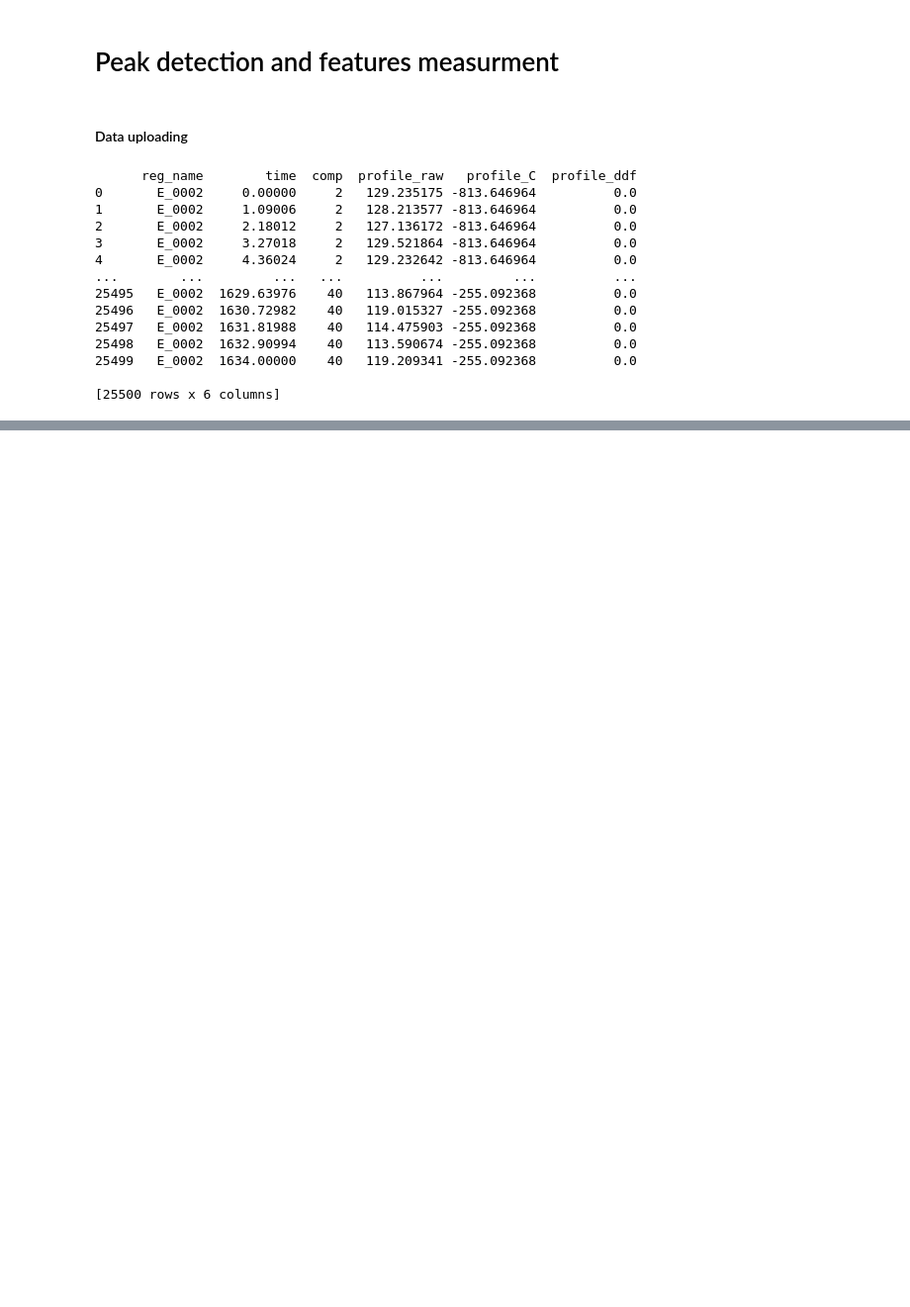
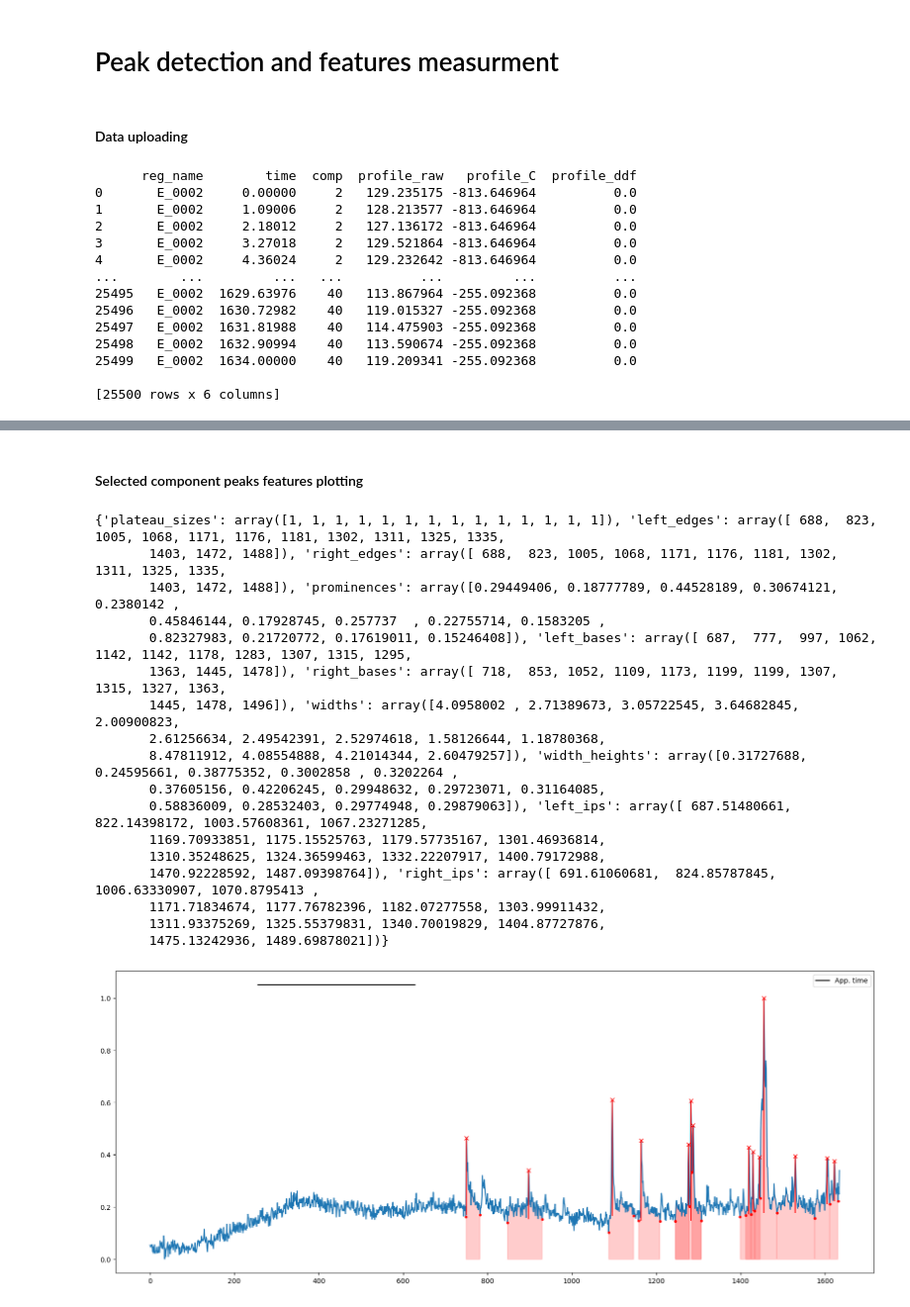
Before and after one commit to wisstock/microca, a Jupyter notebook: demo_stat.ipynb, the cells around one changed output, grey strips where cells are left out. Shown at 99% size. Saved outputs shown, nothing was run; the diff lists cells and outputs as text; code cells hidden in the pictures; blank space fills up the shorter version.

Commit message:
peaks features calc demo done

```diff
--- a/demo_stat.ipynb
+++ b/demo_stat.ipynb
@@ -181,0 +244,64 @@ plt.show()
+# %% [markdown]
+#### Selected component peaks features plotting
+# %%
+one_comp_profile = norm_profiles[0]
+
+comp_profile = one_comp_profile[1]#[300:800]
+time_line_demo = time_line#[300:800]
+
+# detection
+peaks, properties = signal.find_peaks(comp_profile,
+                                      height=None,
+                                      threshold=None,
+                                      distance=min_distance_frames,
+                                      wlen=100,
+                                      prominence=0.15,
+                                      rel_height=0.5,
+                                      width=width_frames,
+                                      plateau_size=plat_frames)
+prom = properties['prominences']
+print(properties)
+
+# plotting
+prom_h = comp_profile[peaks] - prom
+width_w = np.sort(np.asarray([*properties['left_bases'], *properties['right_bases']], dtype=int))
+width_pairs =  np.asarray(list(zip(properties['left_bases'], properties['right_bases'])), dtype=int)
+
+app_y = [np.max(comp_profile)+np.max(comp_profile)*0.05] * len(app_line)
+
+plt.figure(figsize=(20, 8))
+plt.plot(time_line_demo, comp_profile)
+plt.plot(time_line_demo[peaks], comp_profile[peaks], 'x', color='red')
+plt.plot(time_line_demo[width_w], comp_profile[width_w], '.', color='red')
+plt.plot(app_line, app_y, label='App. time', color='k')
+plt.vlines(x=time_line_demo[peaks], ymin=prom_h, ymax=comp_profile[peaks], color='red')
+
+for peak_width in width_pairs:
+    plt.fill_between(
+            x= time_line_demo[peak_width[0]:peak_width[1]],
+            y1= comp_profile[peak_width[0]:peak_width[1]],
+            color= "red",
+            alpha= 0.2)
+
+
+plt.legend()
+plt.show()
+# %% [output]
+{'plateau_sizes': array([1, 1, 1, 1, 1, 1, 1, 1, 1, 1, 1, 1, 1, 1]), 'left_edges': array([ 688,  823, 1005, 1068, 1171, 1176, 1181, 1302, 1311, 1325, 1335,
+       1403, 1472, 1488]), 'right_edges': array([ 688,  823, 1005, 1068, 1171, 1176, 1181, 1302, 1311, 1325, 1335,
+       1403, 1472, 1488]), 'prominences': array([0.29449406, 0.18777789, 0.44528189, 0.30674121, 0.2380142 ,
+       0.45846144, 0.17928745, 0.257737  , 0.22755714, 0.1583205 ,
+       0.82327983, 0.21720772, 0.17619011, 0.15246408]), 'left_bases': array([ 687,  777,  997, 1062, 1142, 1142, 1178, 1283, 1307, 1315, 1295,
+       1363, 1445, 1478]), 'right_bases': array([ 718,  853, 1052, 1109, 1173, 1199, 1199, 1307, 1315, 1327, 1363,
+       1445, 1478, 1496]), 'widths': array([4.0958002 , 2.71389673, 3.05722545, 3.64682845, 2.00900823,
+       2.61256634, 2.49542391, 2.52974618, 1.58126644, 1.18780368,
+       8.47811912, 4.08554888, 4.21014344, 2.60479257]), 'width_heights': array([0.31727688, 0.24595661, 0.38775352, 0.3002858 , 0.3202264 ,
+       0.37605156, 0.42206245, 0.29948632, 0.29723071, 0.31164085,
+       0.58836009, 0.28532403, 0.29774948, 0.29879063]), 'left_ips': array([ 687.51480661,  822.14398172, 1003.57608361, 1067.23271285,
+       1169.70933851, 1175.15525763, 1179.57735167, 1301.46936814,
+       1310.35248625, 1324.36599463, 1332.22207917, 1400.79172988,
+       1470.92228592, 1487.09398764]), 'right_ips': array([ 691.61060681,  824.85787845, 1006.63330907, 1070.8795413 ,
+       1171.71834674, 1177.76782396, 1182.07277558, 1303.99911432,
+       1311.93375269, 1325.55379831, 1340.70019829, 1404.87727876,
+       1475.13242936, 1489.69878021])}
+[figure, added]
```
Also changed, not shown: parts of 6 cells of this notebook.
